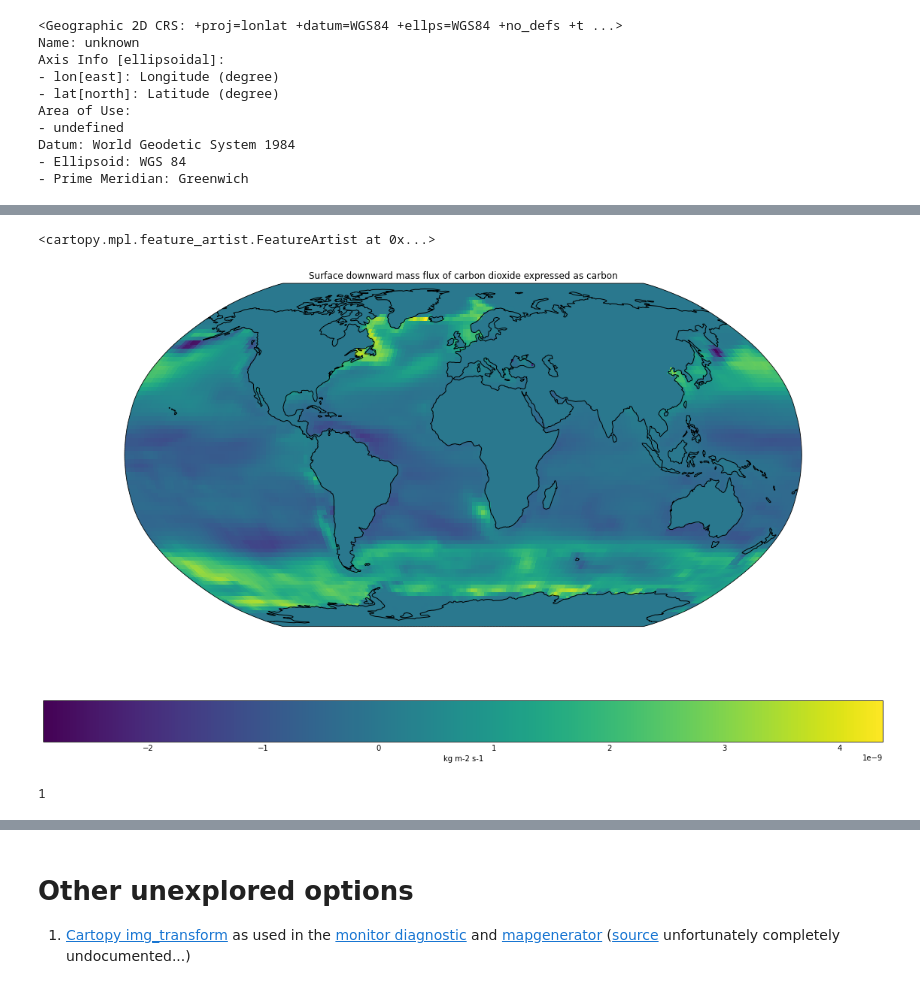
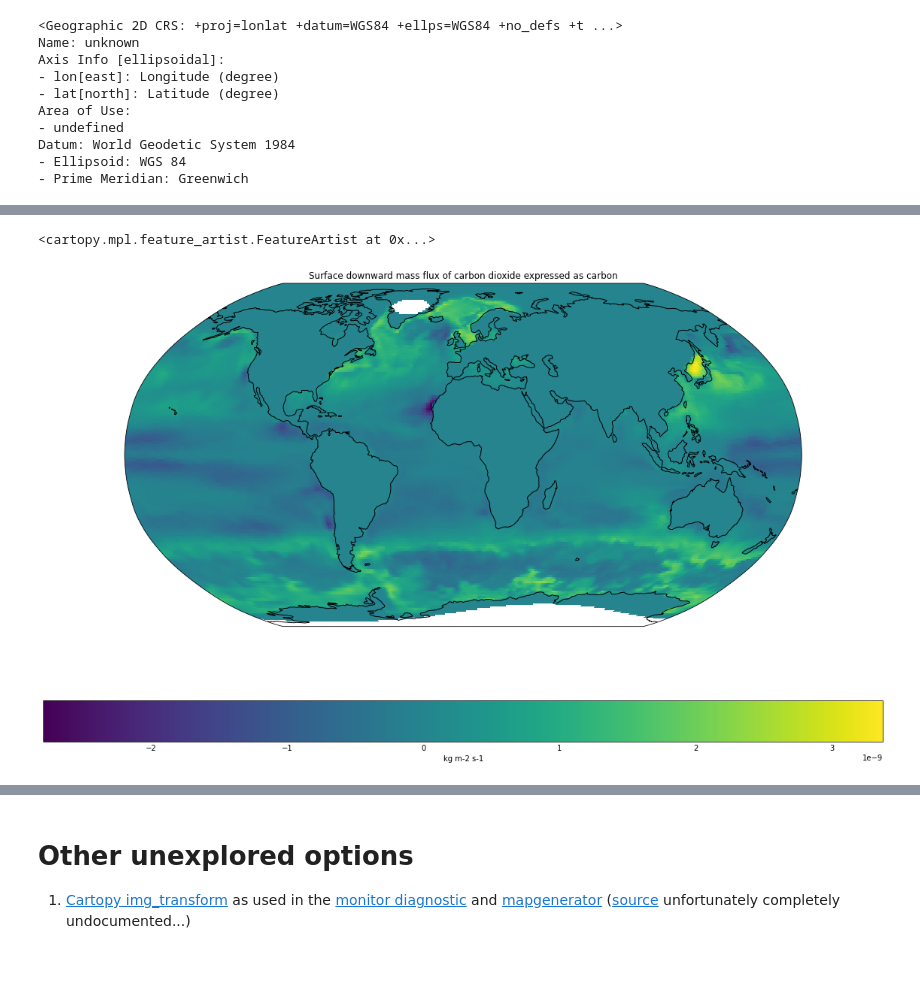
Before and after one commit to dhohn/curvilinear-regrid-tests, a Jupyter notebook: regrid_tests.ipynb, the cells around one changed output, grey strips where cells are left out. Cells and saved outputs as stored; diff of their text form; code cells hidden in the pictures.

Commit message:
update with mdtol checks

```diff
--- a/regrid_tests.ipynb
+++ b/regrid_tests.ipynb
@@ -256,0 +298,36 @@ cube_out = regridder(cube)
+# %%
+columns = ["model",
+            "sum_no_regrid",
+            "mdtol",
+            "sum_regrid_masked",
+            "cube_out_masked",
+            "sum_regrid_filled",
+            "cube_out_filled",
+          ]
+rows = []
+for model, orig_cube in cubes.items():
+    sum_no_regrid = cubes_area_sum[model][200].data.item()
+    orig_cube.data = np.ma.masked_equal(orig_cube.data, 0.0)
+
+    for mdtol in np.linspace(0,1,11):
+        cube = copy.deepcopy(orig_cube)
+        cube_out_masked = cube[200].regrid(cube_target, scheme=esmf_regrid.schemes.ESMFAreaWeighted(mdtol=mdtol))
+        sum_regrid_masked = _area.area_statistics(cube_out_masked, "sum").data.item()
+
+        cube.data = np.ma.filled(cube.data, 0.0)
+        cube_out_filled = cube[200].regrid(cube_target, scheme=esmf_regrid.schemes.ESMFAreaWeighted(mdtol=mdtol))
+        sum_regrid_filled = _area.area_statistics(cube_out_filled, "sum").data.item()
+
+        row = [model]
+        row += [sum_no_regrid]
+        row += [mdtol]
+        row += [sum_regrid_masked]
+        row += [cube_out_masked]
+        row += [sum_regrid_filled]
+        row += [cube_out_filled]
+
+        rows += [row]
+# %%
+df = pd.DataFrame(rows, columns=columns)
+# %%
+df["rel_diff"] = ( df["sum_regrid_masked"] - df["sum_no_regrid"] ) / df["sum_no_regrid"]
@@ -257,12 +511,15 @@ cube_out = regridder(cube)
+# %%
+my_cube = df[df["model"] == "MPI-ESM1-2-LR"][df["mdtol"] == 0.0]["cube_out_filled"].item()
+my_cube2 = df[df["model"] == "MPI-ESM1-2-LR"][df["mdtol"] == 1.0]["cube_out_filled"].item()
+my_cube3 = df[df["model"] == "MPI-ESM1-2-LR"][df["mdtol"] == 0.0]["cube_out_masked"].item()
+my_cube4 = df[df["model"] == "MPI-ESM1-2-LR"][df["mdtol"] == 1.0]["cube_out_masked"].item()
 # %%
 plt.figure(figsize=(20, 12))
 ax = plt.axes(projection=ccrs.Robinson())
-qplt.pcolormesh(cube_out[0])
+#qplt.pcolormesh(list(cubes.values())[0][0])
+#qplt.pcolormesh(cube_out_filled)
+qplt.pcolormesh(my_cube4)
 plt.gca().coastlines()
 # %% [output]
 <cartopy.mpl.feature_artist.FeatureArtist at 0x...>
-[figure, old version]
+[figure, new version]
-# %%
-cube.coord("time").ndim
-# %% [output]
-1
```
Also changed, not shown: parts of 62 cells of this notebook, 1 other file.
